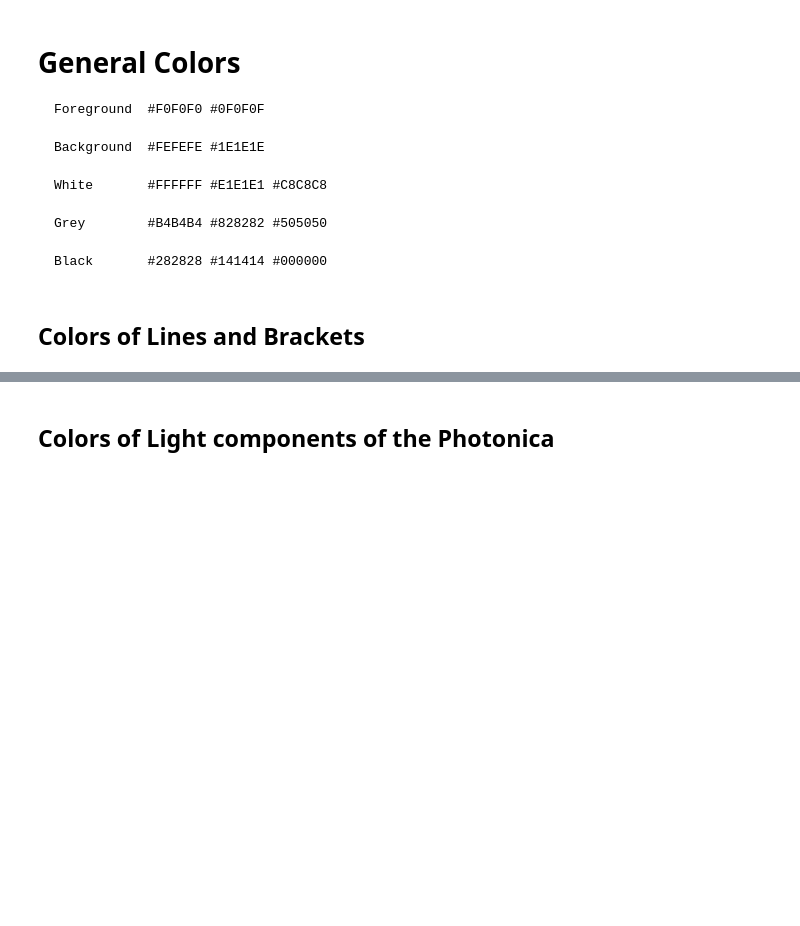
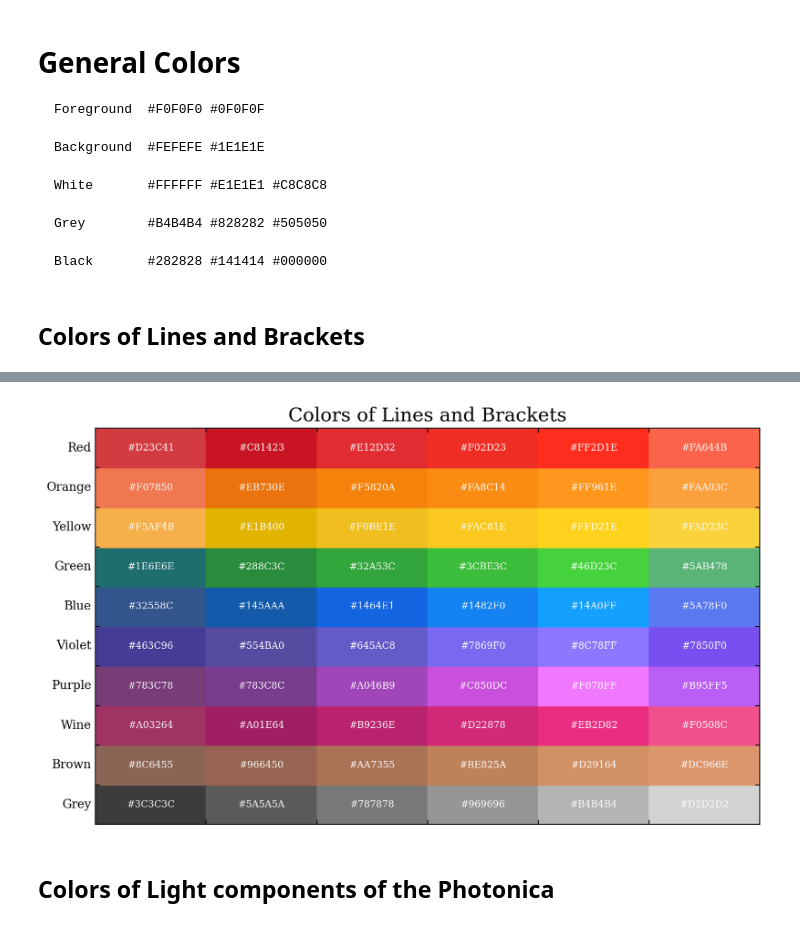
Before and after one commit to Photonico/Computational_Physics_Topics, a Jupyter notebook: Color References/Colors Demonstration.ipynb, the cells around one changed output, grey strips where cells are left out. Cells and saved outputs as stored; diff of their text form; code cells hidden in the pictures; blank space fills up the shorter version.

```diff
--- a/Color References/Colors Demonstration.ipynb
+++ b/Color References/Colors Demonstration.ipynb
@@ -94,3 +45,68 @@ for i, label in enumerate(labels):
+# %%
+# Colors of  Lines and Brackets
+
+import matplotlib.pyplot as plt
+
+# Define the color codes for each line
+"""
+Red =       [rgb(210,060,065),rgb(200,020,035),rgb(225,045,050),rgb(240,045,035),rgb(255,045,030),rgb(250,100,075)]
+Orange =    [rgb(240,120,080),rgb(235,115,030),rgb(245,130,010),rgb(250,140,020),rgb(255,150,030),rgb(250,160,060)]
+Yellow =    [rgb(245,175,075),rgb(225,180,000),rgb(240,190,030),rgb(250,200,030),rgb(255,210,030),rgb(250,210,060)]
+Green =     [rgb(030,110,110),rgb(040,140,060),rgb(050,165,060),rgb(060,190,060),rgb(070,210,060),rgb(090,180,120)]
+Blue =      [rgb(050,085,140),rgb(020,090,170),rgb(020,100,225),rgb(020,130,240),rgb(020,160,255),rgb(090,120,240)]
+Violet =    [rgb(070,060,150),rgb(085,075,160),rgb(100,090,200),rgb(120,105,240),rgb(140,120,255),rgb(120,080,240)]
+Purple =    [rgb(120,060,120),rgb(120,060,140),rgb(160,070,185),rgb(200,080,220),rgb(240,120,255),rgb(185,095,245)]
+Wine =      [rgb(160,050,100),rgb(160,030,100),rgb(185,035,110),rgb(210,040,120),rgb(235,045,130),rgb(240,080,140)]
+Brown =     [rgb(140,100,085),rgb(150,100,080),rgb(170,115,085),rgb(190,130,090),rgb(210,145,100),rgb(220,150,110)]
+Grey =      [rgb(060,060,060),rgb(090,090,090),rgb(120,120,120),rgb(150,150,150),rgb(180,180,180),rgb(210,210,210)]
+"""
+
+Red =       ["#D23C41", "#C81423", "#E12D32", "#F02D23", "#FF2D1E", "#FA644B"]
+Orange =    ["#F07850", "#EB730E", "#F5820A", "#FA8C14", "#FF961E", "#FAA03C"]
+Yellow =    ["#F5AF4B", "#E1B400", "#F0BE1E", "#FAC81E", "#FFD21E", "#FAD23C"]
+Green =     ["#1E6E6E", "#288C3C", "#32A53C", "#3CBE3C", "#46D23C", "#5AB478"]
+Blue =      ["#32558C", "#145AAA", "#1464E1", "#1482F0", "#14A0FF", "#5A78F0"]
+Violet =    ["#463C96", "#554BA0", "#645AC8", "#7869F0", "#8C78FF", "#7850F0"]
+Purple =    ["#783C78", "#783C8C", "#A046B9", "#C850DC", "#F078FF", "#B95FF5"]
+Wine =      ["#A03264", "#A01E64", "#B9236E", "#D22878", "#EB2D82", "#F0508C"]
+Brown =     ["#8C6455", "#966450", "#AA7355", "#BE825A", "#D29164", "#DC966E"]
+Grey =      ["#3C3C3C", "#5A5A5A", "#787878", "#969696", "#B4B4B4", "#D2D2D2"]
+
+# Combine the color codes into a list
+line_colors = [Grey, Brown, Wine, Purple, Violet, Blue, Green, Yellow, Orange, Red]
+
+params = {"text.usetex": False, "font.family": "serif", "mathtext.fontset": "cm",
+          "axes.titlesize": 16, "axes.labelsize": 14, "figure.facecolor": "w"}
+plt.rcParams.update(params)
+
+# Create a canvas
+fig, ax = plt.subplots(1, 1, figsize=(10,6), dpi=196)
+plt.title("Colors of Lines and Brackets")
+
+# Iterate through the color codes and draw the corresponding color blocks
+for row, color_row in enumerate(line_colors):
+    for col, color in enumerate(color_row):
+        # Draw a rectangle to represent the color
+        rect = plt.Rectangle((col, row), 1, 1, color=color)
+        ax.add_patch(rect)
+        # Add the color code text in the middle of the rectangle
+        plt.text(col + 0.5, row + 0.5, color, ha="center", va="center", fontsize=8, color="white")
+
+# Set the range and labels for the axes
+ax.tick_params(direction="in", which="both", top=True, right=True, bottom=True, left=True)
+max_length = max(len(Red), len(Orange), len(Yellow), len(Green))
+ax.set_xlim(0, max_length)
+ax.set_ylim(0, len(line_colors))
+ax.set_xticklabels([])
+ax.set_yticklabels([])
+ax.set_yticks(range(len(line_colors)))
+
+labels = ["Grey", "Brown", "Wine", "Purple", "Violet", "Blue", "Green", "Yellow", "Orange", "Red"]
+yaxis_offset = 0.5  # move labels up by 0.5
+for i, label in enumerate(labels):
+    ax.text(-max_length*0.001, i + yaxis_offset, label, transform=ax.get_yaxis_transform(), ha="right", va="center")
+# %% [output]
+[figure, added]
 # %% [markdown]
 ## Colors of Light components of the Photonica
 # %%
```
Also changed, not shown: parts of 2 cells of this notebook.
